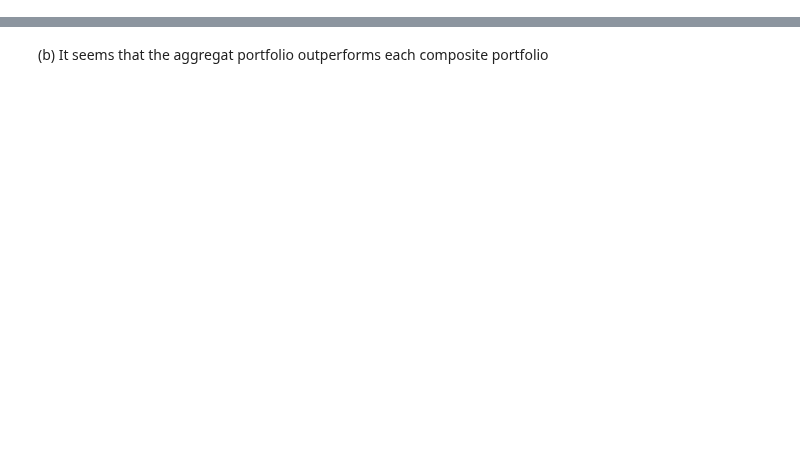
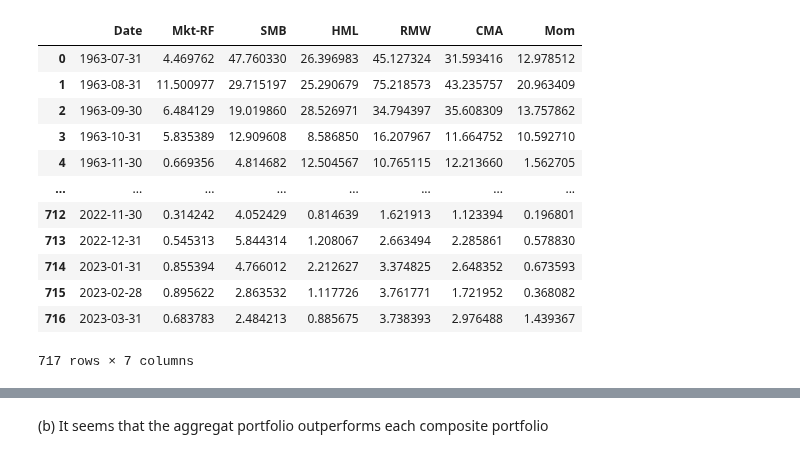
Before and after one commit to jonathoneco/bem114, a Jupyter notebook: Set4/q2.ipynb, the cells around one changed output, grey strips where cells are left out. Saved outputs shown, nothing was run; the diff lists cells and outputs as text; code cells hidden in the pictures; blank space fills up the shorter version.

```diff
--- a/Set4/q2.ipynb
+++ b/Set4/q2.ipynb
@@ -16,13 +16,13 @@ ff5mom_month = ff5_month.merge(mom_month, on='Date', how='right')
 ff5mom_month = ff5mom_month.set_index('Date')
 # %%
 ff5_daily = pdr.get_data_famafrench('F-F_Research_Data_5_Factors_2x3_daily', start='1963-07-01', end='2023-03-31')[0]
-ff5_daily = ff5_daily / 100
+ff5_daily = ff5_daily
 mom_daily = pdr.get_data_famafrench('F-F_Momentum_Factor_daily', start='1926-11-03', end='2023-03-31')[0]
-mom_daily = mom_daily / 100
+mom_daily = mom_daily
 
 ff5_daily = ff5_daily.reset_index()
 mom_daily = mom_daily.reset_index()
-ff5mom_daily = ff5_daily.merge(mom_daily, on='Date', how='right')
+ff5mom_daily = ff5_daily.merge(mom_daily, on='Date', how='left')
 ff5mom_daily = ff5mom_daily.set_index('Date')
 # %%
 ff5mom_month.dropna(inplace=True)
@@ -52,0 +46,24 @@ monthly_excess_returns = df.groupby('Date')['ExcessReturns'].sum()
+# %%
+# calculate rolling variance
+rolling_variance_daily = ff5mom_daily.rolling(22, min_periods=22).var()
+rolling_variance = rolling_variance_daily.resample('M').last().drop(columns=['RF'])
+# %%
+rolling_variance = rolling_variance ** -1
+# %%
+rolling_variance = rolling_variance.reset_index()
+# %%
+rolling_variance
+# %% [output]
+|  | Date | Mkt-RF | SMB | HML | RMW | CMA | Mom |
+| 0 | 1963-07-31 | 4.469762 | 47.760330 | 26.396983 | 45.127324 | 31.593416 | 12.978512 |
+| 1 | 1963-08-31 | 11.500977 | 29.715197 | 25.290679 | 75.218573 | 43.235757 | 20.963409 |
+| 2 | 1963-09-30 | 6.484129 | 19.019860 | 28.526971 | 34.794397 | 35.608309 | 13.757862 |
+| 3 | 1963-10-31 | 5.835389 | 12.909608 | 8.586850 | 16.207967 | 11.664752 | 10.592710 |
+| 4 | 1963-11-30 | 0.669356 | 4.814682 | 12.504567 | 10.765115 | 12.213660 | 1.562705 |
+| ... | ... | ... | ... | ... | ... | ... | ... |
+| 712 | 2022-11-30 | 0.314242 | 4.052429 | 0.814639 | 1.621913 | 1.123394 | 0.196801 |
+| 713 | 2022-12-31 | 0.545313 | 5.844314 | 1.208067 | 2.663494 | 2.285861 | 0.578830 |
+| 714 | 2023-01-31 | 0.855394 | 4.766012 | 2.212627 | 3.374825 | 2.648352 | 0.673593 |
+| 715 | 2023-02-28 | 0.895622 | 2.863532 | 1.117726 | 3.761771 | 1.721952 | 0.368082 |
+| 716 | 2023-03-31 | 0.683783 | 2.484213 | 0.885675 | 3.738393 | 2.976488 | 1.439367 |
+717 rows × 7 columns
```
Also changed, not shown: parts of 16 cells of this notebook, 1 other file.
